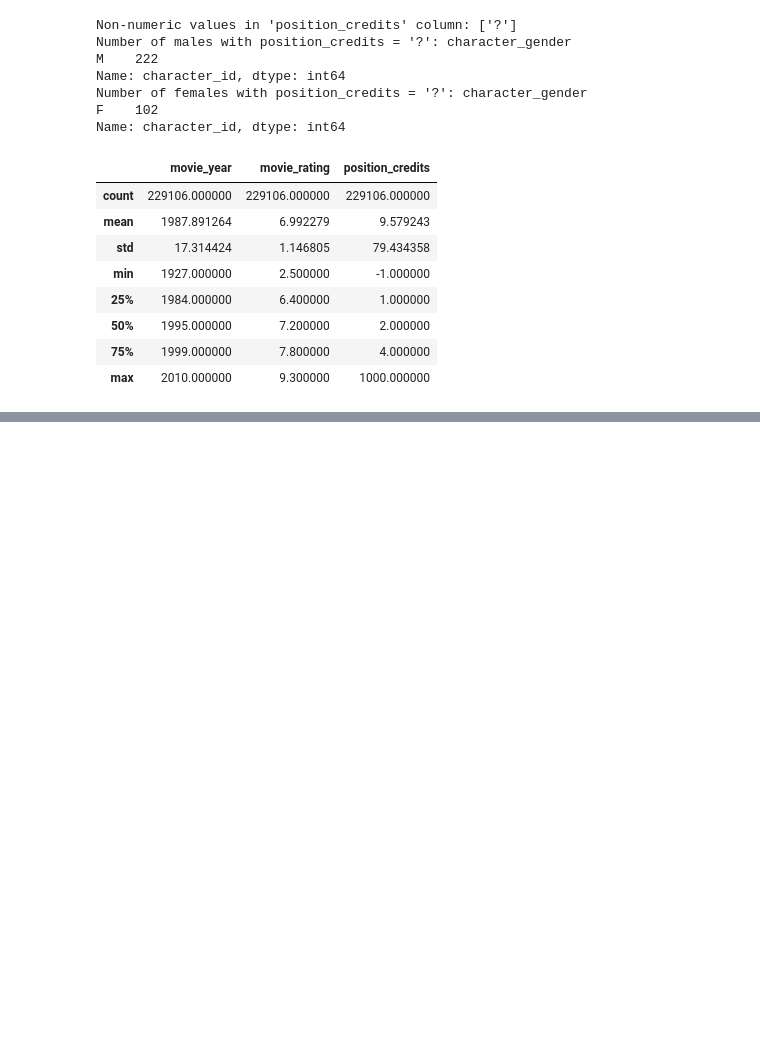
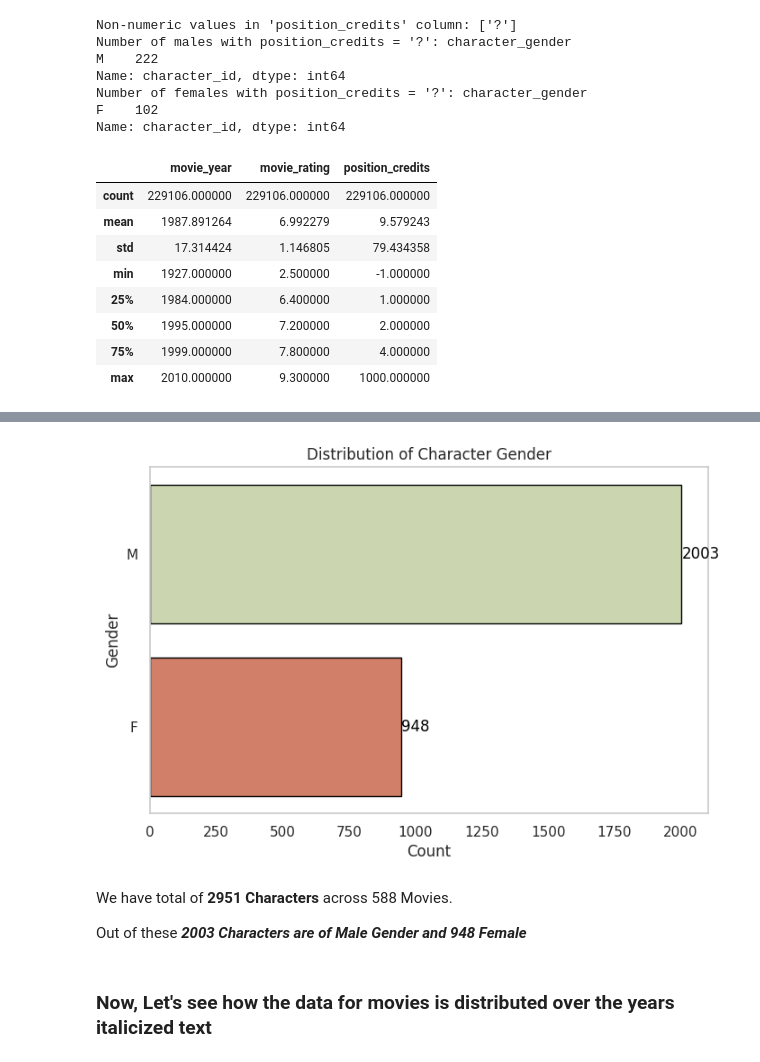
Before and after one commit to Sumitjh26997/CSS581-Final-Project, a Jupyter notebook: scrape.ipynb, the cells around one changed output, grey strips where cells are left out. Drawn from its saved outputs; the diff is of its cells as text; code cells hidden in the pictures; blank space fills up the shorter version.

```diff
--- a/scrape.ipynb
+++ b/scrape.ipynb
@@ -558,0 +617,3 @@ final_df.head()
+# %%
+Gender_distribution = df.drop_duplicates(subset = "character_id")
+Gender_distribution
@@ -558,0 +634,34 @@ final_df.head()
+# %%
+import seaborn as sns
+import matplotlib.pyplot as plt
+
+# Count the occurrences of each unique value in 'character_gender'
+gender_counts = Gender_distribution['character_gender'].value_counts()
+
+# Create a horizontal bar plot using seaborn with custom colors
+sns.set(style="whitegrid")
+plt.figure(figsize=(8, 5))  # Adjust the figure size as needed
+ax = sns.barplot(x=gender_counts.values, y=gender_counts.index, palette=['#cedcab', '#e27557'], edgecolor='black')
+
+# Set labels and title
+plt.xlabel('Count')
+plt.ylabel('Gender')
+plt.title('Distribution of Character Gender')
+
+# Remove grid lines
+ax.grid(False)
+
+# Add count labels on the bars
+for i, v in enumerate(gender_counts.values):
+    ax.text(v + 0.1, i, str(v), color='black', ha='left', va='center')
+
+# Show the plot
+plt.show()
+# %% [output]
+[figure, added]
+# %% [markdown]
+We have total of **2951 Characters** across 588 Movies.
+
+Out of these ***2003 Characters are of Male Gender and 948 Female***
+# %% [markdown]
+### Now, Let's see how the data for movies is distributed over the years italicized text
```
Also changed, not shown: parts of 115 cells of this notebook.
